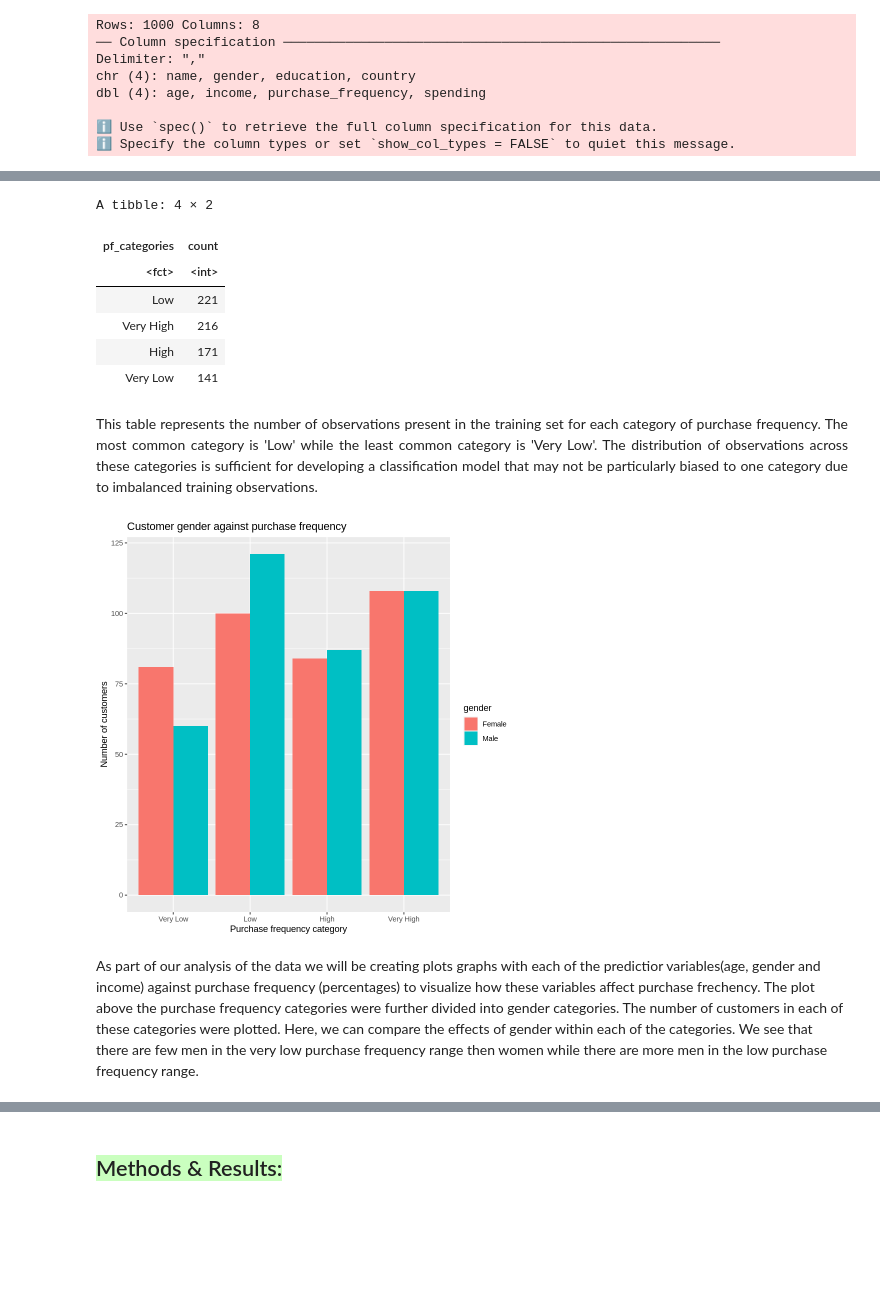
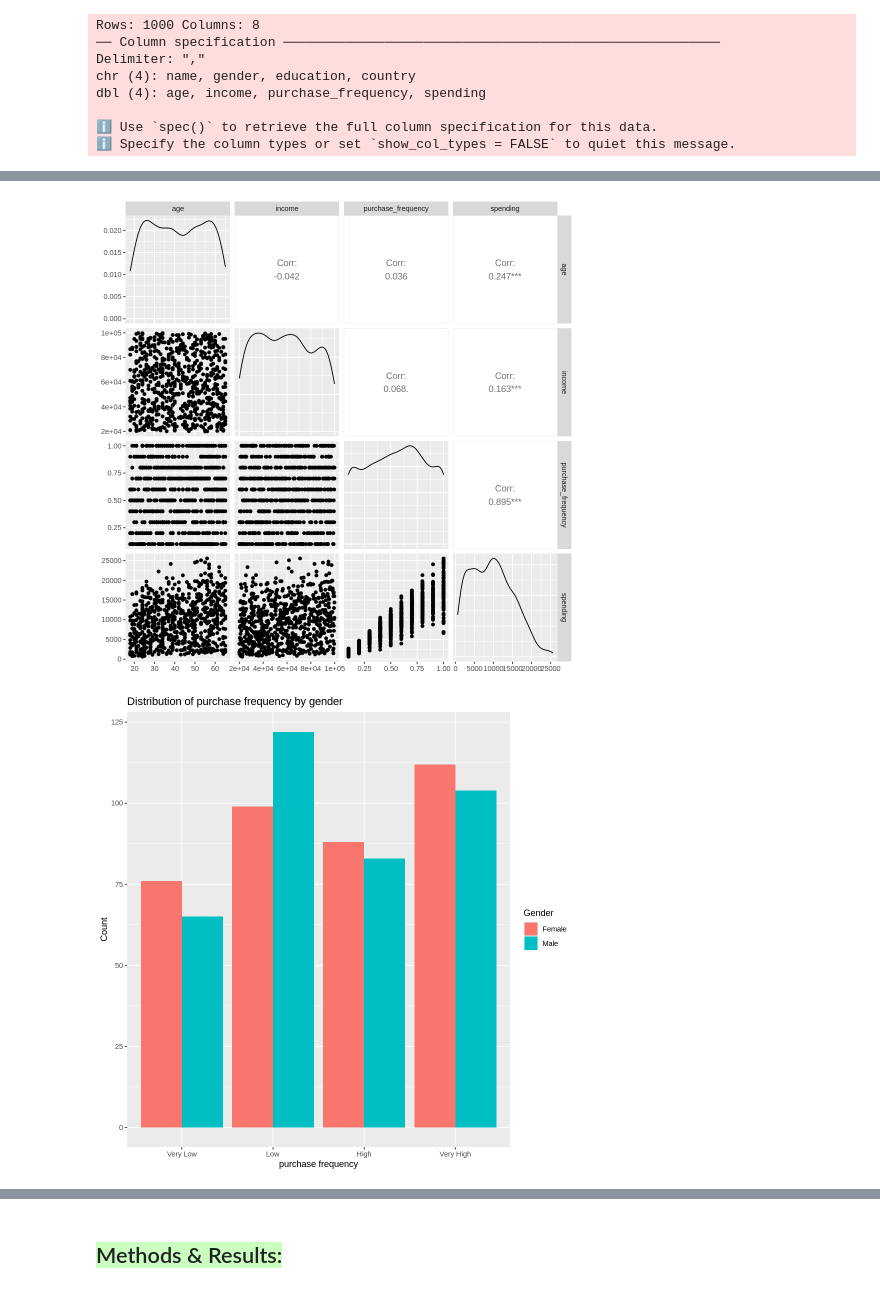
Before and after one commit to Kaylan-W/Dsci_project, a Jupyter notebook: final_doc.ipynb, the cells around one changed output, grey strips where cells are left out. Cells and saved outputs as stored; diff of their text form; code cells hidden in the pictures; blank space fills up the shorter version.

```diff
--- a/final_doc.ipynb
+++ b/final_doc.ipynb
@@ -94,30 +83,23 @@ A tibble: 749 × 5
-# %%
-# CODE FOR TABLE
-summary_table <- train_split |>
-   group_by(pf_categories) |>
-   summarize(count = n()) |>
-   arrange(desc(count))
-
-summary_table
-# %% [output]
-A tibble: 4 × 2
-| pf_categories | count |
-| <fct> | <int> |
-| Low | 221 |
-| Very High | 216 |
-| High | 171 |
-| Very Low | 141 |
-# %% [markdown]
-<div style="text-align: justify"> This table represents the number of observations present in the training set for each category of purchase frequency. The most common category is 'Low' while the least common category is 'Very Low'. The distribution of observations across these categories is sufficient for developing a classification model that may not be particularly biased to one category due to imbalanced training observations. <div>
-# %%
-gender_pf_premil <- ggplot(train_split, aes(x = pf_categories)) +
-  geom_bar(aes(fill = gender), position = "dodge") +
-  ggtitle("Customer gender against purchase frequency") +
-  xlab("Purchase frequency category") +
-  ylab("Number of customers")
-
-gender_pf_premil
-# %% [output]
-[figure, removed]
-# %% [markdown]
-As part of our analysis of the data we will be creating plots graphs with each of the predictior variables(age, gender and income) against purchase frequency (percentages) to visualize how these variables affect purchase frechency. The plot above the purchase frequency categories were further divided into gender categories. The number of customers in each of these categories were plotted. Here, we can compare the effects of gender within each of the categories. We see that there are few men in the very low purchase frequency range then women while there are more men in the low purchase frequency range.
+# %%
+options(repr.plot.width = 8, repr.plot.height = 8)
+
+# Create a visualization of the relationships between the numerical variables
+# (pf_categories, age, income and spending) in the data set using ggpairs
+numerical_correlations <- select(train_split, 1,4:6)|>
+            ggpairs()
+numerical_correlations
+
+# Create separate visualizations of the relationships between the
+# factor variables purchase_frequency, gender and education
+ggplot(train_split, aes(x = pf_categories, fill = gender)) +
+  geom_bar(position = "dodge") +
+  labs(x = "purchase frequency", y = "Count",
+       title = "Distribution of purchase frequency by gender", fill = "Gender")
+
+ggplot(train_split, aes(x = pf_categories, fill = education)) +
+  geom_bar(position = "dodge") +
+  labs(x = "purchase frequency", y = "Count",
+       title = "Distribution of purchase frequency by education level", fill = "Education")
+# %% [output]
+[figure, added]
+[figure, added]
```
Also changed, not shown: parts of 5 cells of this notebook.
